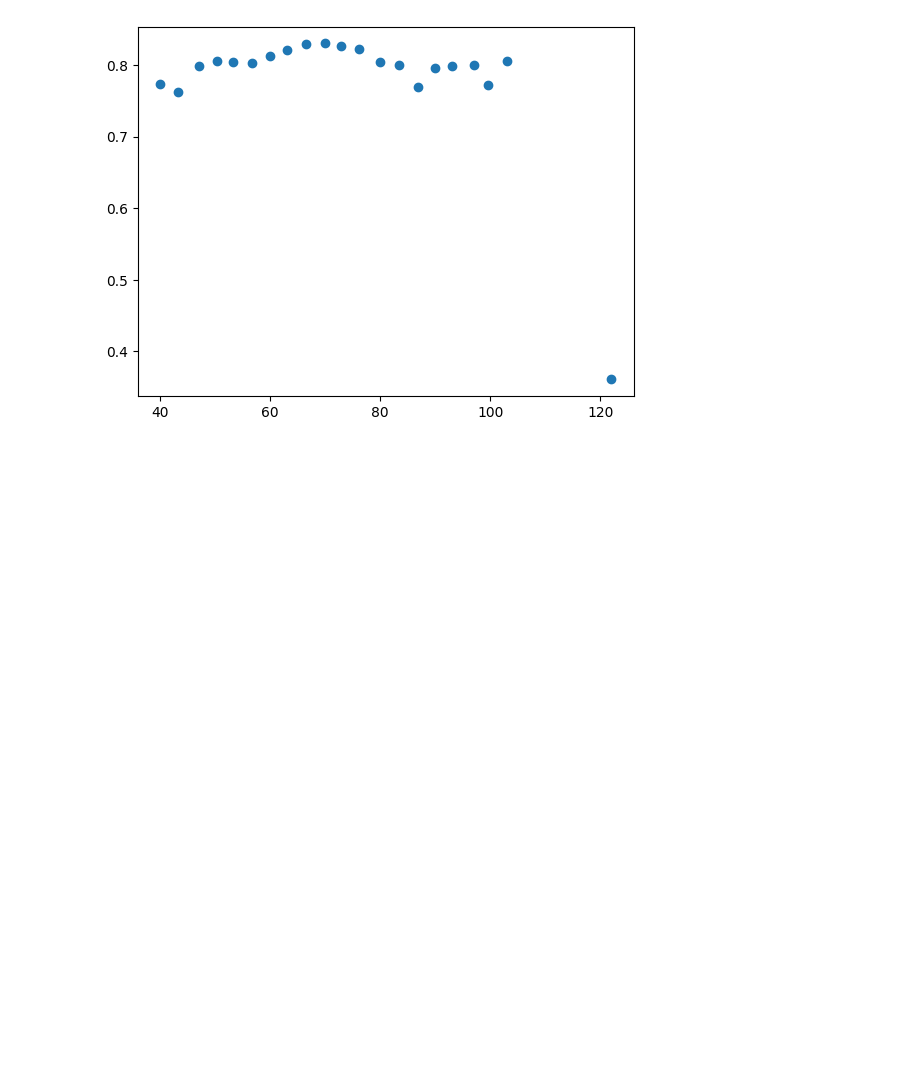
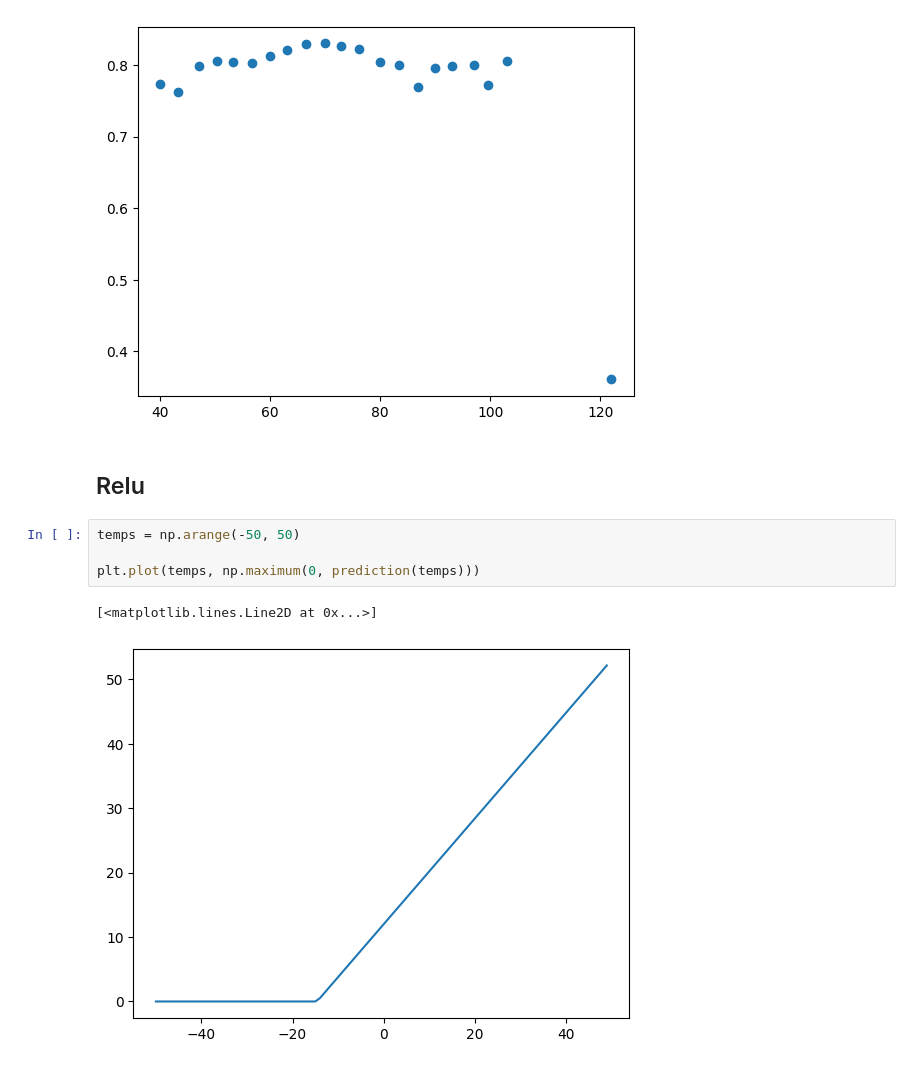
Before and after one commit to mohamadghoroobi/Deep_Learning_Review, a Jupyter notebook: 02_Nueral_Network/main.ipynb, the cells around one changed output. Drawn from its saved outputs; the diff is of its cells as text; blank space fills up the shorter version.

```diff
--- a/02_Nueral_Network/main.ipynb
+++ b/02_Nueral_Network/main.ipynb
@@ -99,3 +101,12 @@ plt.scatter(binned_tmax, binned_ratio)
 # %% [output]
 <matplotlib.collections.PathCollection at 0x...>
 [figure]
+# %% [markdown]
+## Relu
+# %%
+temps = np.arange(-50, 50)
+
+plt.plot(temps, np.maximum(0, prediction(temps)))
+# %% [output]
+[<matplotlib.lines.Line2D at 0x...>]
+[figure, added]
```
Also changed, not shown: parts of 50 cells of this notebook.
